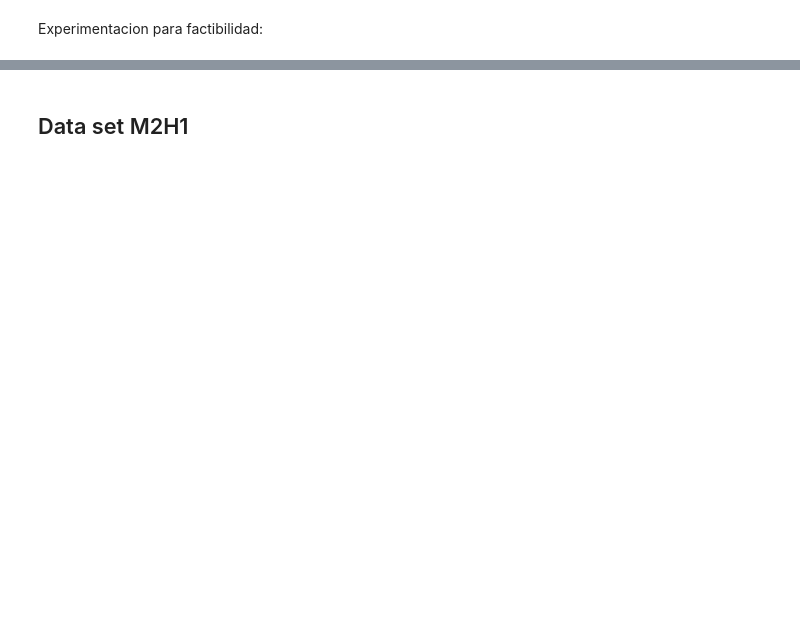
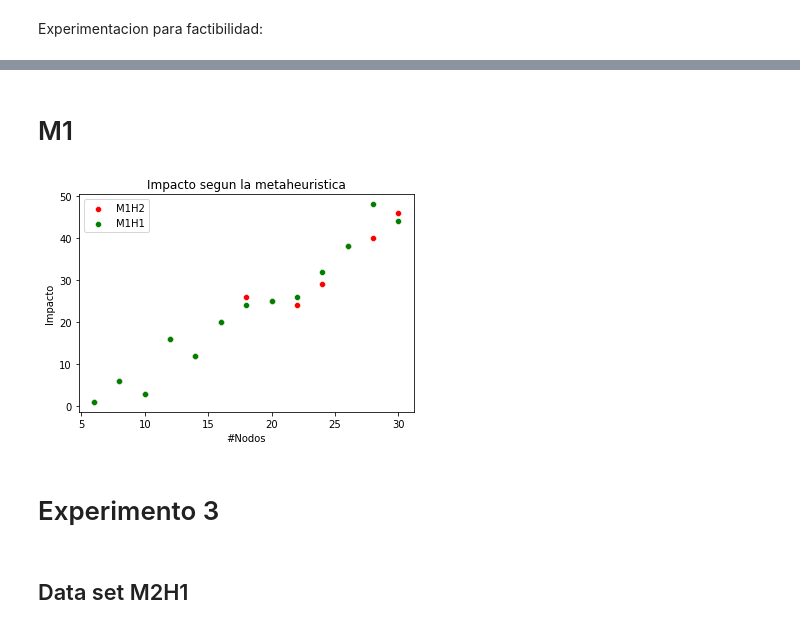
Before and after one commit to sebasbocaccio/AED3-Tp2-Metaheuristicas, a Jupyter notebook: Grafo/Plotter.ipynb, the cells around one changed output, grey strips where cells are left out. Cells and saved outputs as stored; diff of their text form; code cells hidden in the pictures; blank space fills up the shorter version.

```diff
--- a/Grafo/Plotter.ipynb
+++ b/Grafo/Plotter.ipynb
@@ -102,3 +155,17 @@ plt.savefig("graficos/comparacionM2VSH2.svg");
+# %% [markdown]
+# M1
+# %%
+fig = sns.scatterplot(data=M1H2, x='N', y='Impacto', color="r", label="M1H2");
+fig = sns.scatterplot(data=M1H1, x='N', y='Impacto', color="g", label="M1H1");
+#fig = sns.scatterplot(data=optimos, x='N', y='Impacto', color="g", label="Impacto optimo");
+
+fig.set_title('Impacto segun la metaheuristica')
+fig.set(xlabel='#Nodos', ylabel='Impacto');
+plt.savefig("graficos/M11vsM12IMPACTO.png");
+# %% [output]
+[figure, added]
+# %% [markdown]
+# Experimento 3
 # %% [markdown]
 ## Data set M2H1
 # %%
```
Also changed, not shown: parts of 11 cells of this notebook, 18 other files.
